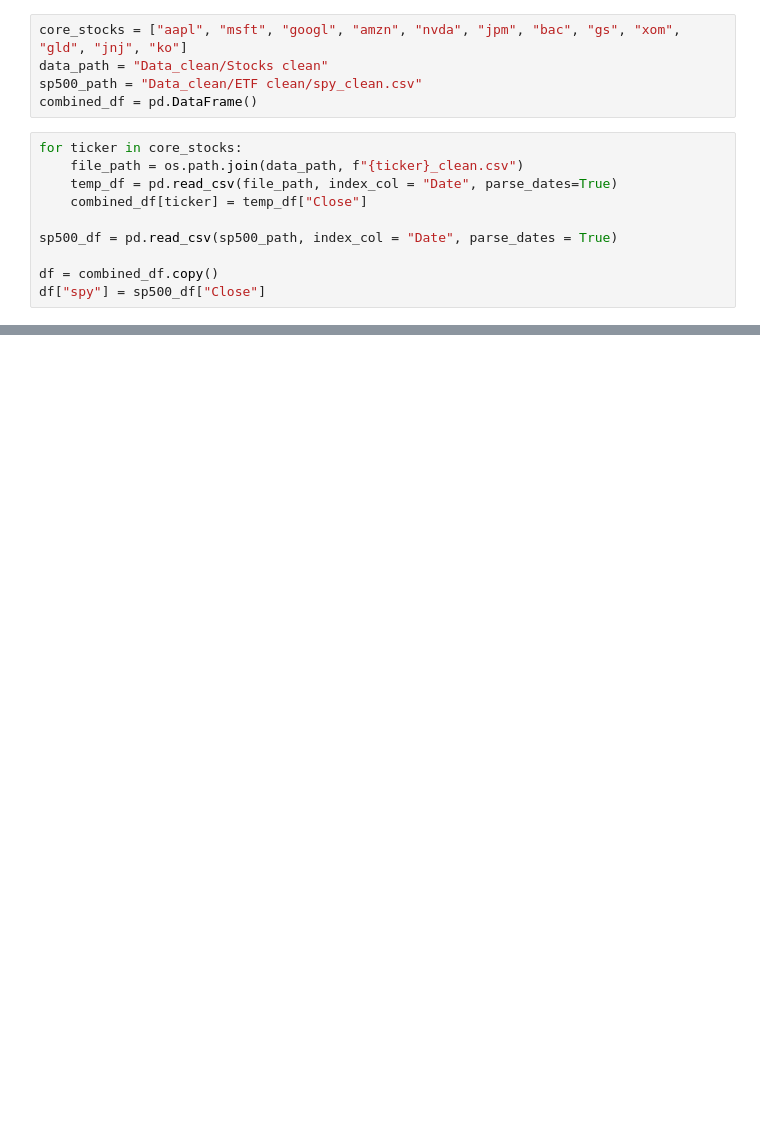
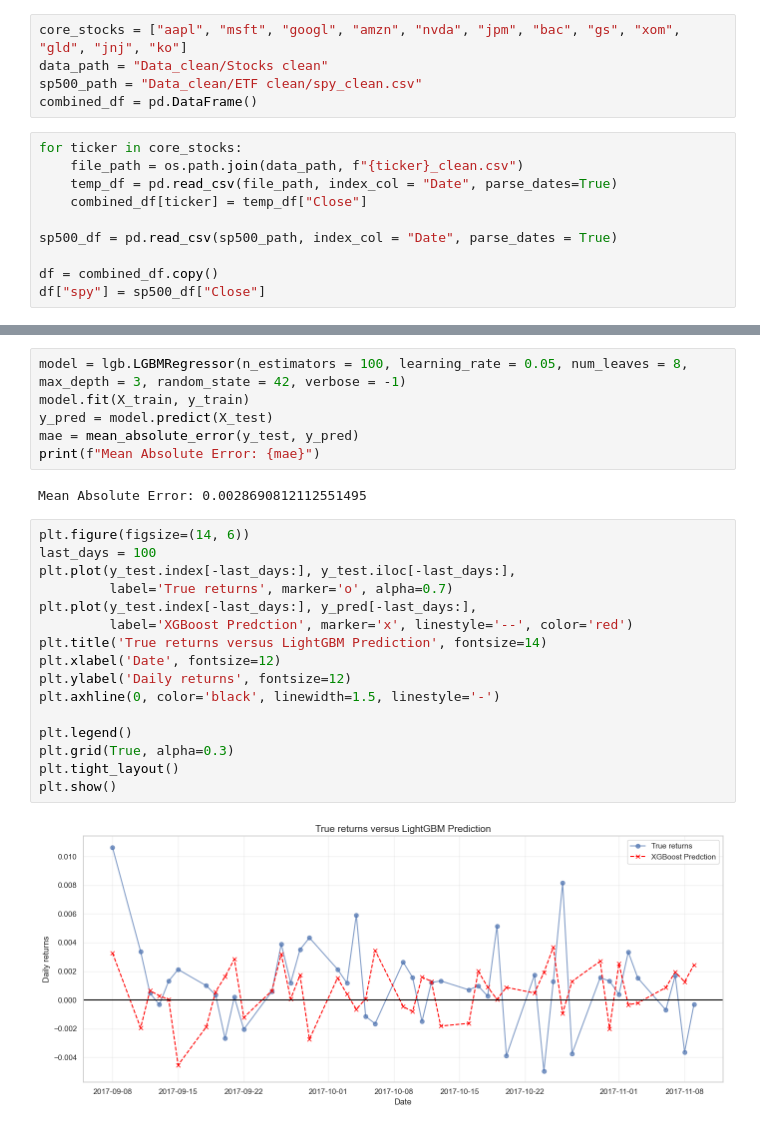
Before and after one commit to MariaNowacka/ml_project, a Jupyter notebook: ML_methods.ipynb, the cells around one changed output, grey strips where cells are left out. Saved outputs shown, nothing was run; the diff lists cells and outputs as text; blank space fills up the shorter version.

```diff
--- a/ML_methods.ipynb
+++ b/ML_methods.ipynb
@@ -99,0 +106,26 @@ plt.show()
+# %%
+model = lgb.LGBMRegressor(n_estimators = 100, learning_rate = 0.05, num_leaves = 8, max_depth = 3, random_state = 42, verbose = -1)
+model.fit(X_train, y_train)
+y_pred = model.predict(X_test)
+mae = mean_absolute_error(y_test, y_pred)
+print(f"Mean Absolute Error: {mae}")
+# %% [output]
+Mean Absolute Error: 0.0028690812112551495
+# %%
+plt.figure(figsize=(14, 6))
+last_days = 100
+plt.plot(y_test.index[-last_days:], y_test.iloc[-last_days:],
+         label='True returns', marker='o', alpha=0.7)
+plt.plot(y_test.index[-last_days:], y_pred[-last_days:],
+         label='XGBoost Predction', marker='x', linestyle='--', color='red')
+plt.title('True returns versus LightGBM Prediction', fontsize=14)
+plt.xlabel('Date', fontsize=12)
+plt.ylabel('Daily returns', fontsize=12)
+plt.axhline(0, color='black', linewidth=1.5, linestyle='-')
+
+plt.legend()
+plt.grid(True, alpha=0.3)
+plt.tight_layout()
+plt.show()
+# %% [output]
+[figure, added]
```
Also changed, not shown: parts of 10 cells of this notebook.
